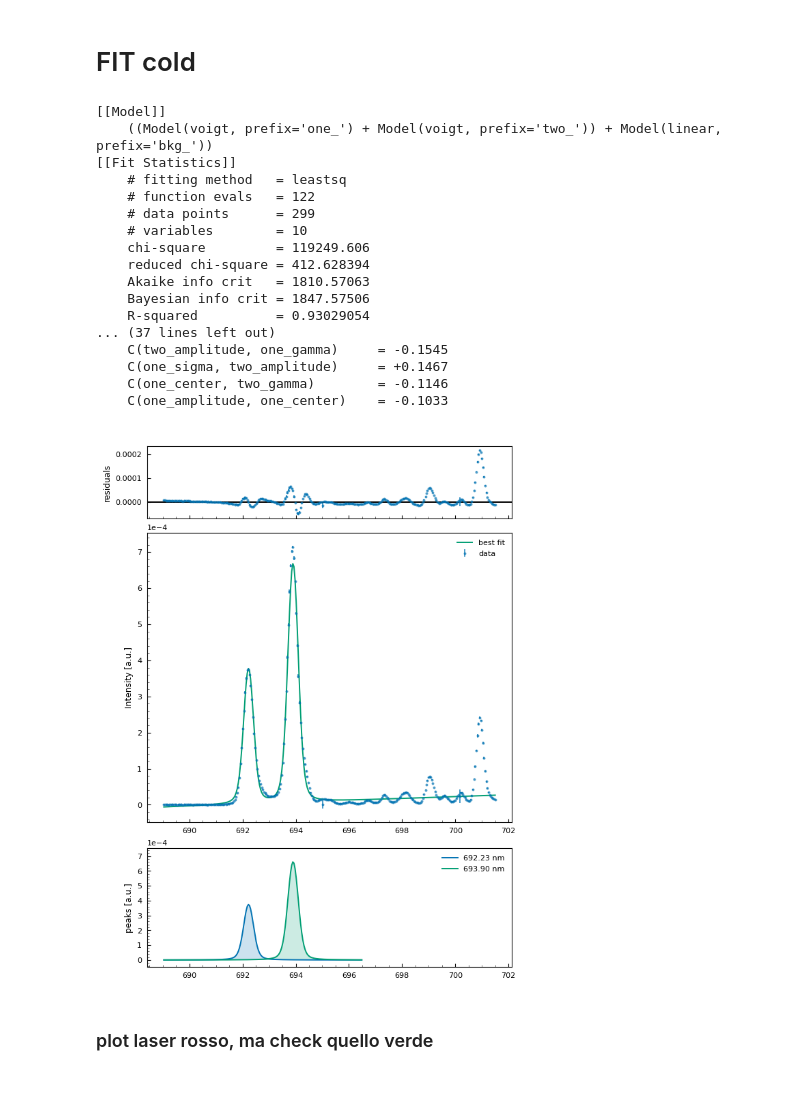
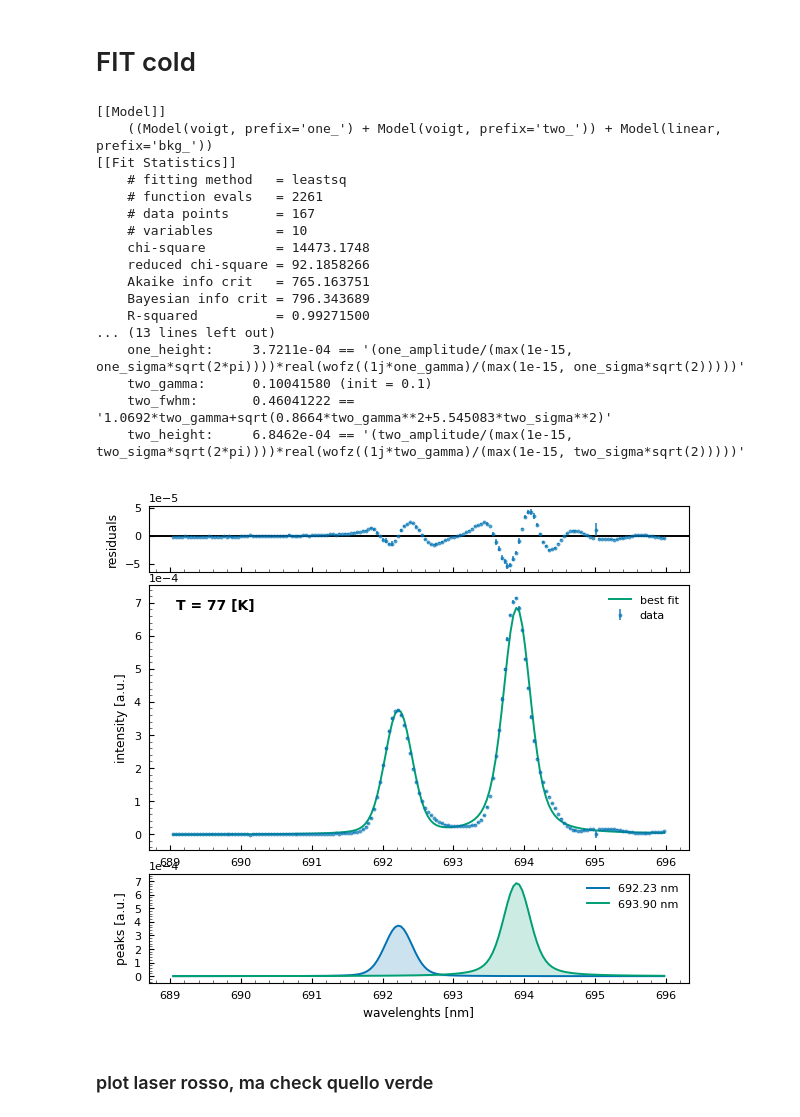
Before and after one commit to zar-hub/Lab_Materia_Condensata, a Jupyter notebook: SpettroRubino_sof.ipynb, the cells around one changed output. Saved outputs shown, nothing was run; the diff lists cells and outputs as text; code cells hidden in the pictures; blank space fills up the shorter version.

```diff
--- a/SpettroRubino_sof.ipynb
+++ b/SpettroRubino_sof.ipynb
@@ -295,12 +341,12 @@ TRANSPARENT_PNG=True
 # style helpers
 def fmtax(ax, label : bool | Literal['x', 'y'] = False, loc = 'upper left'):
     if label == True:
-        ax.set_xlabel(r'Wavelength [nm]')
-        ax.set_ylabel(r'Intensity [a.u.]')
+        ax.set_xlabel(r'wavelength [nm]')
+        ax.set_ylabel(r'intensity [a.u.]')
     elif label == 'x':
-        ax.set_xlabel(r'Wavelength [nm]')
+        ax.set_xlabel(r'wavelength [nm]')
     elif label == 'y':
-        ax.set_ylabel(r'Intensity [a.u.]')
+        ax.set_ylabel(r'intensity [a.u.]')
     ax.legend(loc=loc, frameon=False)
     ax.tick_params(direction='in', which='both')
     ax.minorticks_on()
@@ -481,19 +548,6 @@ def plot_Rub(wl,mean, result, fig_name):
 # %%
 # get the relevant data
 sample = data_RT
-wl = sample['wl'].values[0]
-noise_edgs = {'above' : 701}
-noise_mask = (wl < noise_edgs['above'])
-print(wl)
-print(noise_mask)
-wl_red = wl[noise_mask]
-mean = sample['mean'].values[0]
-mean_red = mean[noise_mask]
-std = sample['std'].values[0]
-std_red = std[noise_mask]
-sample['wl']= [wl_red]
-sample['mean']=[mean_red]
-sample['std']=[std_red]
 
 # create the model and init the parameters
 #model = VoigtModel(prefix='one_') + VoigtModel(prefix='two_') + VoigtModel(prefix='three_') + LinearModel(prefix='bkg_')
@@ -520,9 +574,9 @@ params['bkg_slope'].set(6.132099e-08, vary=True)
 params['bkg_intercept'].set(-3.62328e-05, vary=True)
 
 
-result = fit_Rub(sample, model, params)
+result = fit_Rub_RT(sample, model, params)
 print(result.fit_report())
-plot_Rub(sample,result, 'Rub_14112024_001')
+plot_Rub_RT(sample,result, 'Rub_14112024_001')
 # exp 0.539  vs theo 0.597 diff 0.058
 # exp 589.448 theo 588.995 diff 0.453
 # %% [output]
@@ -622,53 +677,54 @@ def plot_Rub(sample, result, fig_name):
 # %%
 sample=data_cold
 
 # create the model and init the parameters
 #model = VoigtModel(prefix='one_') + VoigtModel(prefix='two_') + VoigtModel(prefix='three_') + LinearModel(prefix='bkg_')
-#model = VoigtModel(prefix='one_') + VoigtModel(prefix='two_') + GaussianModel(prefix='three_') + LinearModel(prefix='bkg_')
+#model = VoigtModel(prefix='one_') + VoigtModel(prefix='two_') + VoigtModel(prefix='three_') + LinearModel(prefix='bkg_')
 model = VoigtModel(prefix='one_') + VoigtModel(prefix='two_') + LinearModel(prefix='bkg_')
 params = model.make_params()
 
-params['one_center'].set(692, min=691, max=693)
+params['one_center'].set(692.0, min=691, max=693)
 params['one_sigma'].set(0.1)
 params['one_gamma'].set(0.1, vary=True)
 params['one_amplitude'].set(6e-4, min=1e-5)
 
-params['two_center'].set(693.8, min=693, max=695)
+params['two_center'].set(694, min=693, max=694.5)
 params['two_sigma'].set(0.1)
 params['two_gamma'].set(0.1, vary=True)
-params['two_amplitude'].set(8e-4, min=1e-5)
+params['two_amplitude'].set(1e-3, min=4e-4)
 
-#params['three_center'].set(695, min=694.5, max=695.5)
-#params['three_sigma'].set(0.01)
-#params['three_amplitude'].set(1e-4, min=1e-5)
+#params['three_center'].set(697.3, min=697, max=697.7)
+#params['three_sigma'].set(0.05)
+#params['three_gamma'].set(0.05, vary=True)
+#params['three_amplitude'].set(0.3e-4, min=0.15e-4)
 
 
 params['bkg_slope'].set(6.132099e-08, vary=True)
 params['bkg_intercept'].set(-3.62328e-05, vary=True)
 
 
-result = fit_Rub(sample, model, params)
+result = fit_Rub_cold(sample, model, params)
 print(result.fit_report())
-plot_Rub(sample,result, 'Rub_14112024_001')
+plot_Rub_cold(sample,result, 'Rub_14112024_001')
 # %% [output]
 [[Model]]
     ((Model(voigt, prefix='one_') + Model(voigt, prefix='two_')) + Model(linear, prefix='bkg_'))
 [[Fit Statistics]]
     # fitting method   = leastsq
-    # function evals   = 122
-    # data points      = 299
+    # function evals   = 2261
+    # data points      = 167
     # variables        = 10
-    chi-square         = 119249.606
-    reduced chi-square = 412.628394
-    Akaike info crit   = 1810.57063
-    Bayesian info crit = 1847.57506
-    R-squared          = 0.93029054
-... (37 lines left out)
-    C(two_amplitude, one_gamma)     = -0.1545
-    C(one_sigma, two_amplitude)     = +0.1467
-    C(one_center, two_gamma)        = -0.1146
-    C(one_amplitude, one_center)    = -0.1033
+    chi-square         = 14473.1748
+    reduced chi-square = 92.1858266
+    Akaike info crit   = 765.163751
+    Bayesian info crit = 796.343689
+    R-squared          = 0.99271500
+... (13 lines left out)
+    one_height:     3.7211e-04 == '(one_amplitude/(max(1e-15, one_sigma*sqrt(2*pi))))*real(wofz((1j*one_gamma)/(max(1e-15, one_sigma*sqrt(2)))))'
+    two_gamma:      0.10041580 (init = 0.1)
+    two_fwhm:       0.46041222 == '1.0692*two_gamma+sqrt(0.8664*two_gamma**2+5.545083*two_sigma**2)'
+    two_height:     6.8462e-04 == '(two_amplitude/(max(1e-15, two_sigma*sqrt(2*pi))))*real(wofz((1j*two_gamma)/(max(1e-15, two_sigma*sqrt(2)))))'
-[figure, old version]
+[figure, new version]
 # %% [markdown]
 ### plot laser rosso, ma check quello verde
 # %%
```
Also changed, not shown: parts of 16 cells of this notebook, 20 other files.
